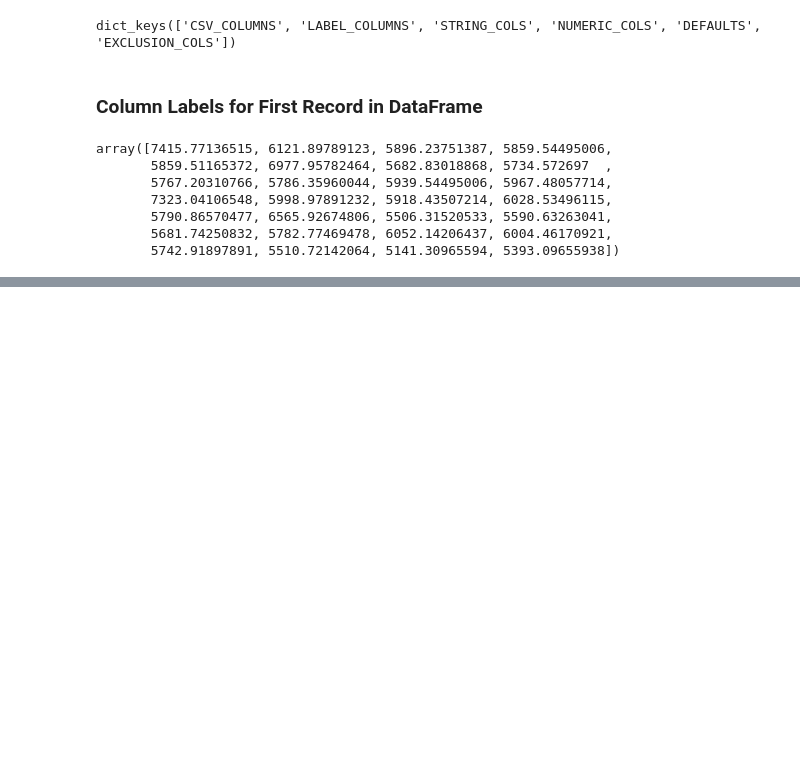
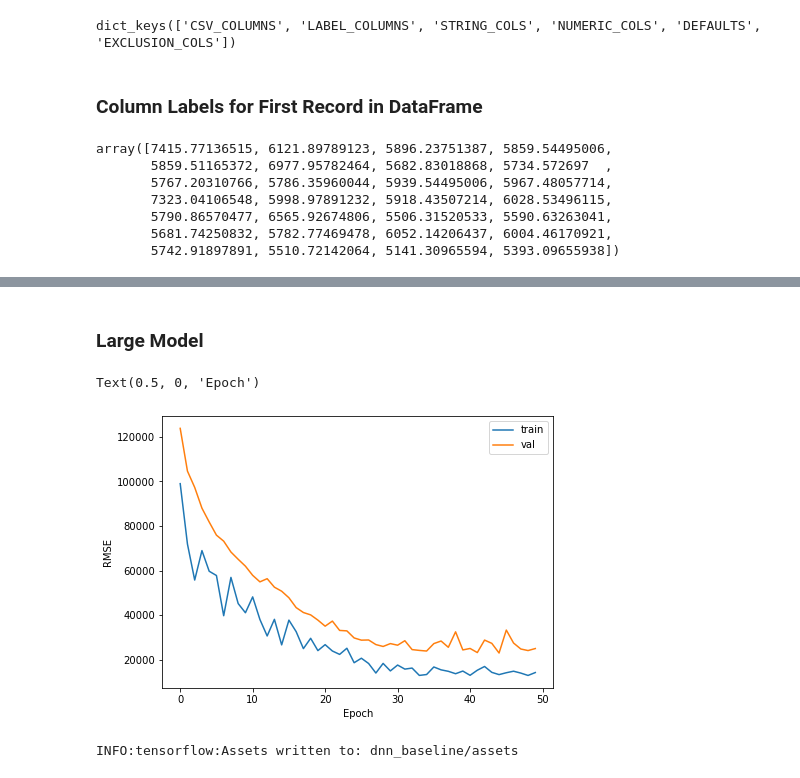
Before and after one commit to malomaye/asl-energy-forecasting, a Jupyter notebook: notebooks/first_dnn.ipynb, the cells around one changed output, grey strips where cells are left out. Saved outputs shown, nothing was run; the diff lists cells and outputs as text; code cells hidden in the pictures; blank space fills up the shorter version.

```diff
--- a/notebooks/first_dnn.ipynb
+++ b/notebooks/first_dnn.ipynb
@@ -261,0 +264,16 @@ Epoch 15/15
+# %% [markdown]
+### Large Model
+# %%
+fig = plt.figure(figsize=(7, 5))
+sns.lineplot(x=range(len(history.history['rmse'])), y=history.history['rmse'], label='train')
+sns.lineplot(x=range(len(history.history['val_rmse'])), y=history.history['val_rmse'], label='val')
+plt.ylabel('RMSE')
+plt.xlabel('Epoch')
+#plt.title(f'Batch Size = {batch_size}, LR = {LR}, Model = {model_desc}')
+# %% [output]
+Text(0.5, 0, 'Epoch')
+[figure, added]
+# %%
+model.save('dnn_baseline')
+# %% [output]
+INFO:tensorflow:Assets written to: dnn_baseline/assets
```
Also changed, not shown: parts of 14 cells of this notebook.
